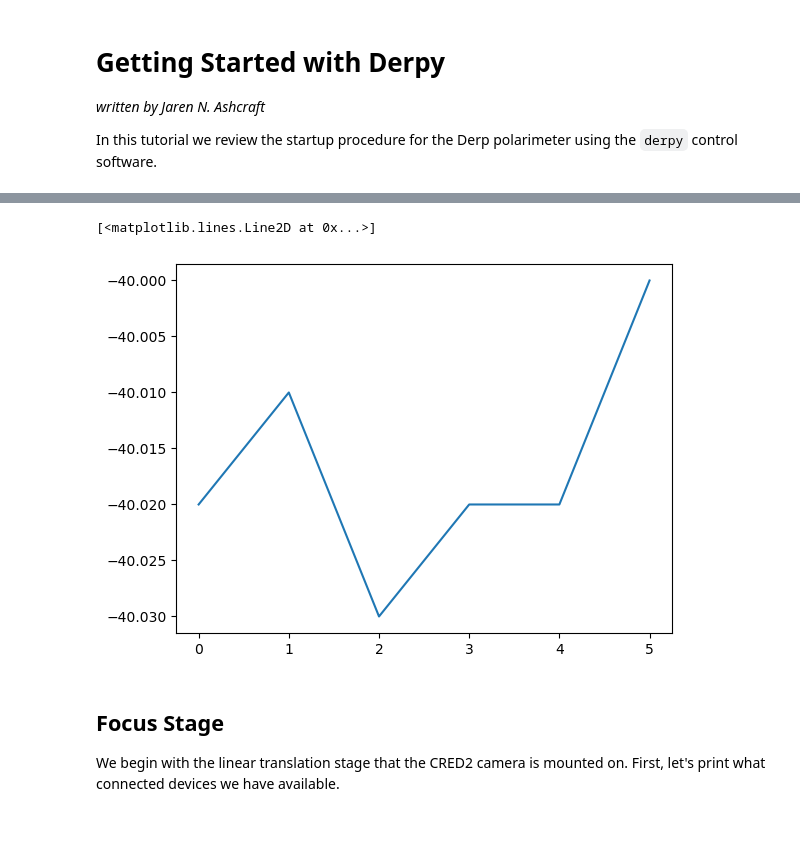
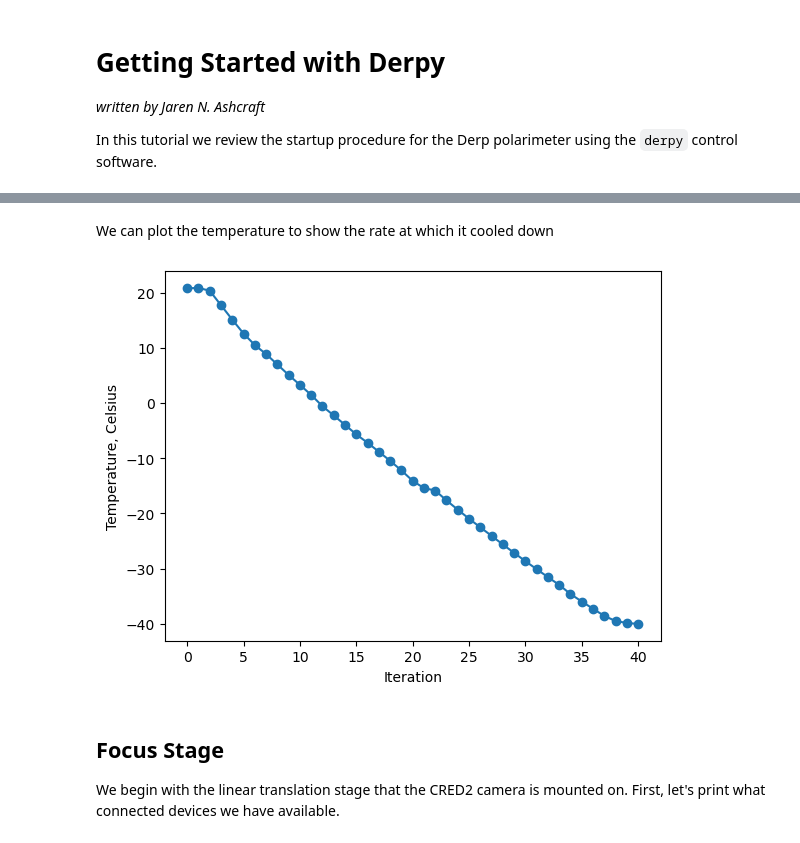
Before and after one commit to UCSB-Exoplanet-Polarimetry-Lab/derp_control, a Jupyter notebook: getting_started.ipynb, the cells around one changed output, grey strips where cells are left out. Cells and saved outputs as stored; diff of their text form; code cells hidden in the pictures.

```diff
--- a/getting_started.ipynb
+++ b/getting_started.ipynb
@@ -39,5 +39,0 @@ Final Sensor Temperature -40.02C
-# %%
-plt.plot(cam.temperature_change)
-# %% [output]
-[<matplotlib.lines.Line2D at 0x...>]
-[figure, removed]
@@ -44,3 +42,13 @@ plt.plot(cam.temperature_change)
+# %% [markdown]
+We can plot the temperature to show the rate at which it cooled down
+# %%
+plt.figure()
+plt.plot(cam.temperature_change, marker='o')
+plt.ylabel('Temperature, Celsius')
+plt.xlabel('Iteration')
+plt.show()
+# %% [output]
+[figure, added]
 # %% [markdown]
 ## Focus Stage
 We begin with the linear translation stage that the CRED2 camera is mounted on. First, let's print what connected devices we have available.
```
Also changed, not shown: parts of 24 cells of this notebook, 4 other files.
